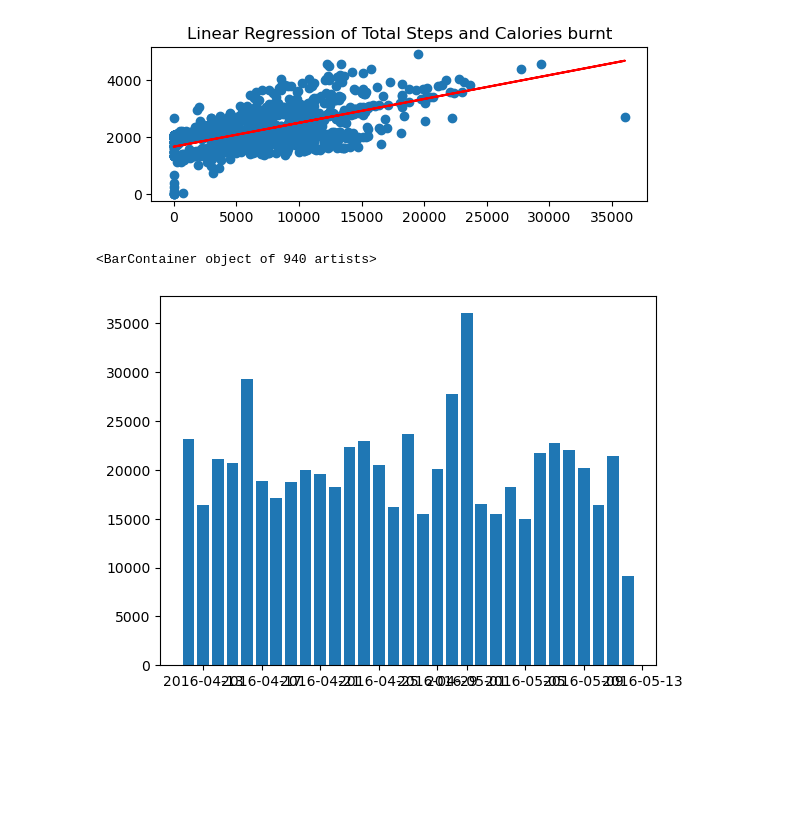
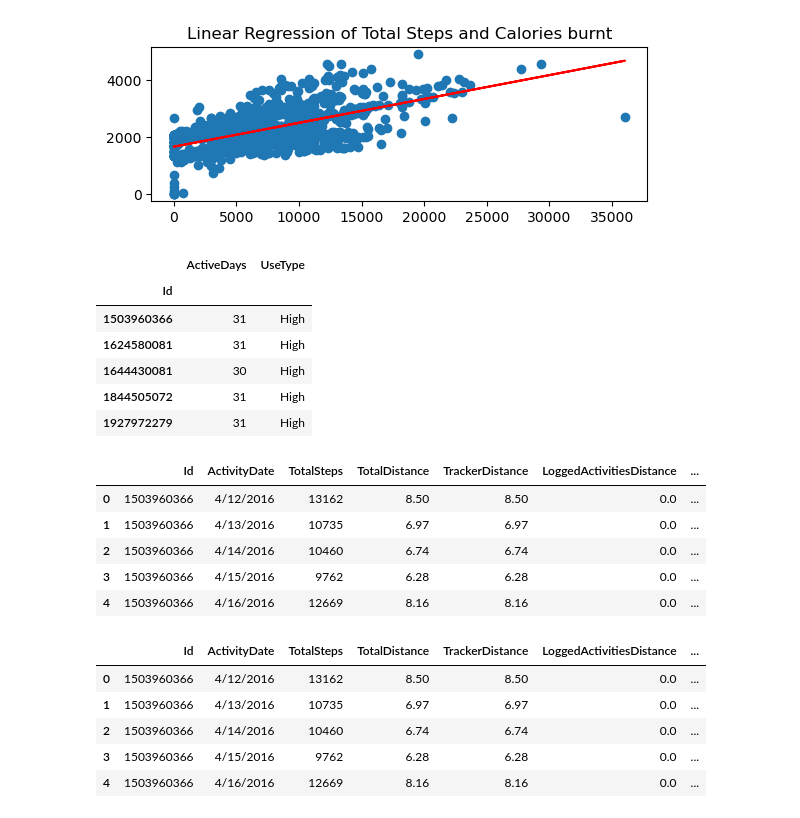
Before and after one commit to imaryam-safa/GoogleCapstone, a Jupyter notebook: Bellabeat Case Study - Maryam Safa.ipynb, the cells around one changed output. Drawn from its saved outputs; the diff is of its cells as text; code cells hidden in the pictures; blank space fills up the shorter version.

```diff
--- a/Bellabeat Case Study - Maryam Safa.ipynb
+++ b/Bellabeat Case Study - Maryam Safa.ipynb
@@ -363,10 +318,65 @@ This means that number of steps walked is  4.83 % dependent on hours slept.
 value of R-squared: 0.35 .
 This means that number of steps walked is  35.0 % dependent on hours slept.
 [figure]
-# %%
-
-date_objects = [datetime.strptime(date, '%m/%d/%Y').date() for date in StepDaily['ActivityDay']]
-plt.bar( date_objects, StepDaily['StepTotal'])
-# %% [output]
-<BarContainer object of 940 artists>
-[figure, removed]
+# %%
+#Creating a new table titled 'usage' which has a column 'ActiveDays' listing the number of days each user was active.
+Usage = Activity[['Id','ActivityDate']]
+Usage = Usage.groupby('Id').size()
+Usage= Usage.to_frame()
+Usage = Usage.rename(columns= {0: 'ActiveDays'})
+
+#Now we will categorise the rate of usage of each user:
+#Creating a new list called 'UserType' which is then added to the existing 'Steps_Daily' as another column 'UserType'
+Active = []
+use = Usage['ActiveDays'].tolist()
+for val in use:
+    if val <20:
+        Active.append('Low')
+    elif (val >= 20 and val<30):
+        Active.append('Moderate')
+    elif (val >=30):
+        Active.append('High')
+Usage['UseType'] = Active
+
+#To check if another column is added we use the head() function:
+Usage.head()
+# %% [output]
+|  | ActiveDays | UseType |
+| Id |  |  |
+| 1503960366 | 31 | High |
+| 1624580081 | 31 | High |
+| 1644430081 | 30 | High |
+| 1844505072 | 31 | High |
+| 1927972279 | 31 | High |
+# %%
+#time_worn = Usage.merge(Activity, on = 'Id')
+
+Activity['TotalHours'] = round((time_worn['VeryActiveMinutes']+time_worn['FairlyActiveMinutes']+time_worn['LightlyActiveMinutes']+time_worn['SedentaryMinutes'])/60,2)
+Activity.head()
+# %% [output]
+|  | Id | ActivityDate | TotalSteps | TotalDistance | TrackerDistance | LoggedActivitiesDistance | ... |
+| 0 | 1503960366 | 4/12/2016 | 13162 | 8.50 | 8.50 | 0.0 | ... |
+| 1 | 1503960366 | 4/13/2016 | 10735 | 6.97 | 6.97 | 0.0 | ... |
+| 2 | 1503960366 | 4/14/2016 | 10460 | 6.74 | 6.74 | 0.0 | ... |
+| 3 | 1503960366 | 4/15/2016 | 9762 | 6.28 | 6.28 | 0.0 | ... |
+| 4 | 1503960366 | 4/16/2016 | 12669 | 8.16 | 8.16 | 0.0 | ... |
+# %%
+Hours = []
+hour = Activity['TotalHours'].tolist()
+for val in hour:
+    if val <12:
+        Hours.append('Less than 12 Hours')
+    elif (val >= 12 and val<24):
+        Hours.append('Between 12 and 24 Hours')
+    elif (val ==24):
+        Hours.append('All day')
+#Usage['TotalHours'] = hour
+Activity['HourlyUsage'] = Hours
+Activity.head()
+# %% [output]
+|  | Id | ActivityDate | TotalSteps | TotalDistance | TrackerDistance | LoggedActivitiesDistance | ... |
+| 0 | 1503960366 | 4/12/2016 | 13162 | 8.50 | 8.50 | 0.0 | ... |
+| 1 | 1503960366 | 4/13/2016 | 10735 | 6.97 | 6.97 | 0.0 | ... |
+| 2 | 1503960366 | 4/14/2016 | 10460 | 6.74 | 6.74 | 0.0 | ... |
+| 3 | 1503960366 | 4/15/2016 | 9762 | 6.28 | 6.28 | 0.0 | ... |
+| 4 | 1503960366 | 4/16/2016 | 12669 | 8.16 | 8.16 | 0.0 | ... |
```
Also changed, not shown: parts of 9 cells of this notebook.
